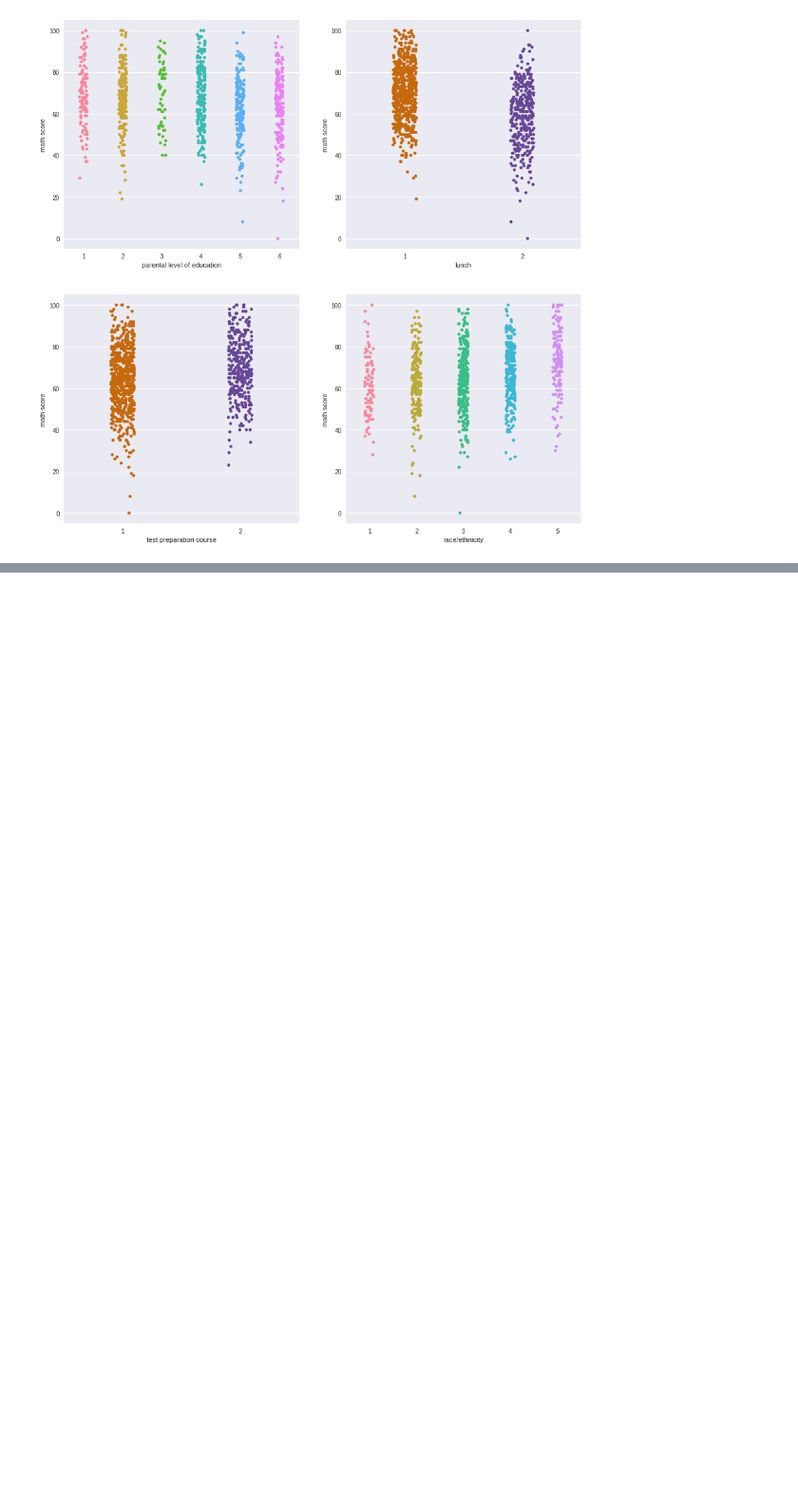
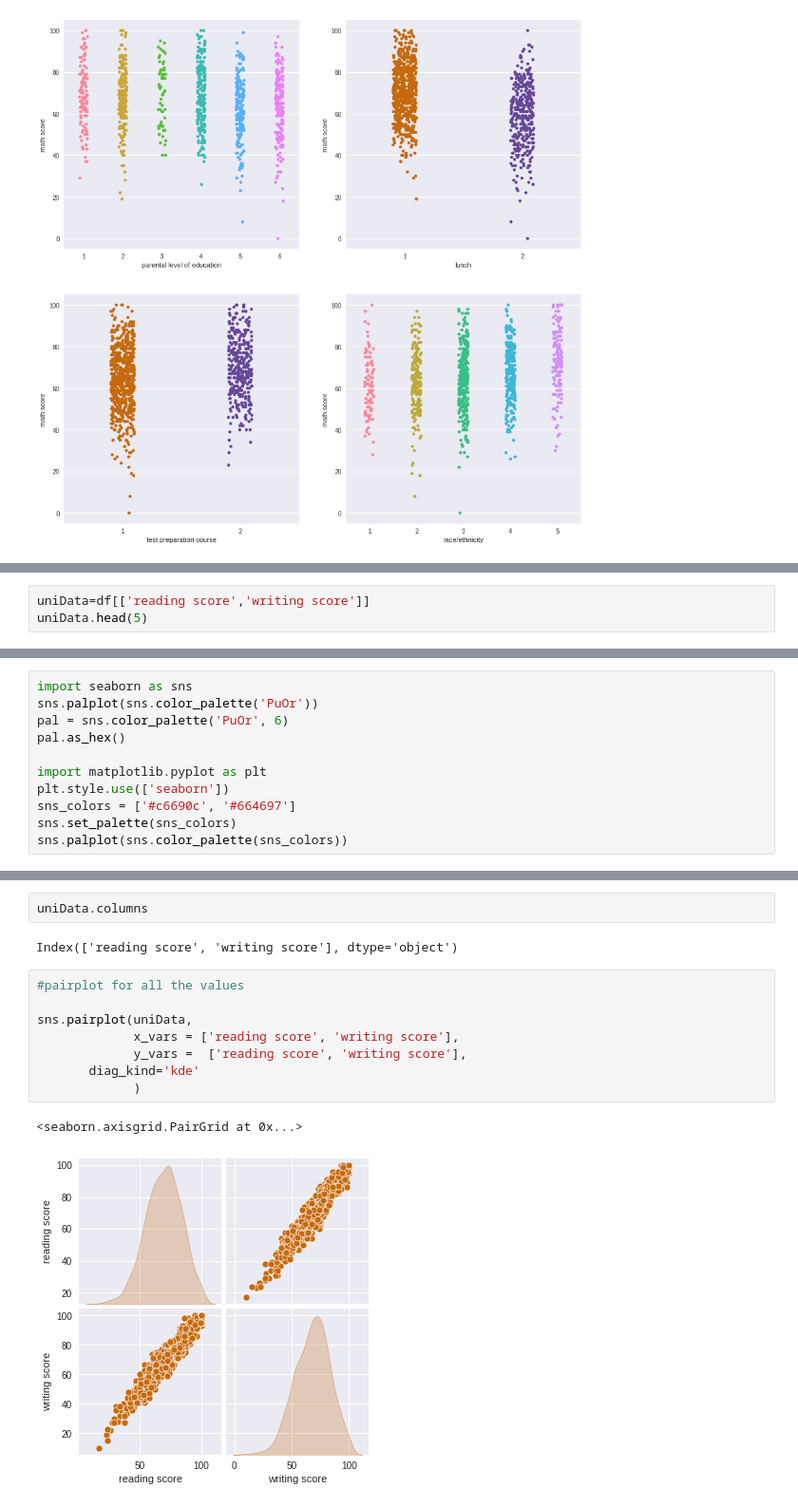
Before and after one commit to 1218muskan/MLnow_2.0, a Jupyter notebook: Univariate_Linear_Regression_and_EDA.ipynb, the cells around one changed output, grey strips where cells are left out. Shown at 95% size. Drawn from its saved outputs; the diff is of its cells as text; blank space fills up the shorter version.

```diff
--- a/Univariate_Linear_Regression_and_EDA.ipynb
+++ b/Univariate_Linear_Regression_and_EDA.ipynb
@@ -171,0 +199,3 @@ sns.stripplot(x='race/ethnicity', y='math score', data=df, hue=None,  ax=axarr[1
+# %%
+uniData=df[['reading score','writing score']]
+uniData.head(5)
@@ -171,0 +217,11 @@ sns.stripplot(x='race/ethnicity', y='math score', data=df, hue=None,  ax=axarr[1
+# %%
+import seaborn as sns
+sns.palplot(sns.color_palette('PuOr'))
+pal = sns.color_palette('PuOr', 6)
+pal.as_hex()
+
+import matplotlib.pyplot as plt
+plt.style.use(['seaborn'])
+sns_colors = ['#c6690c', '#664697']
+sns.set_palette(sns_colors)
+sns.palplot(sns.color_palette(sns_colors))
@@ -171,0 +231,15 @@ sns.stripplot(x='race/ethnicity', y='math score', data=df, hue=None,  ax=axarr[1
+# %%
+uniData.columns
+# %% [output]
+Index(['reading score', 'writing score'], dtype='object')
+# %%
+#pairplot for all the values
+
+sns.pairplot(uniData,
+             x_vars = ['reading score', 'writing score'],
+             y_vars =  ['reading score', 'writing score'],
+       diag_kind='kde'
+             )
+# %% [output]
+<seaborn.axisgrid.PairGrid at 0x...>
+[figure, added]
```
Also changed, not shown: parts of 30 cells of this notebook.
